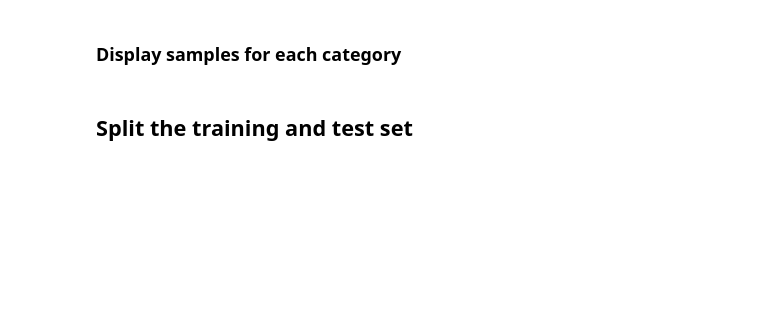
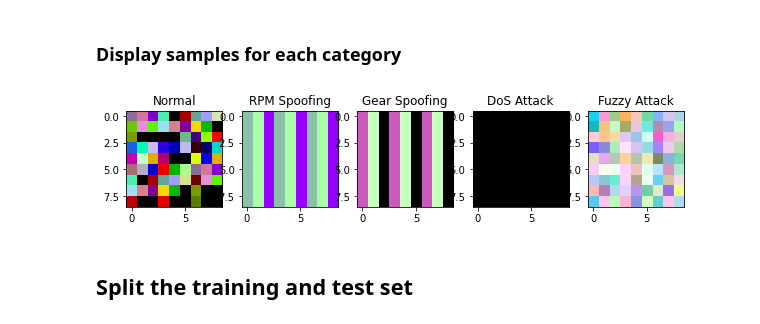
Before and after one commit to LGCilento/Intrusion-Detection-System-Using-CNN-and-Transfer-Learning, a Jupyter notebook: 1-Data_pre-processing_CAN.ipynb, the cells around one changed output. Saved outputs shown, nothing was run; the diff lists cells and outputs as text; code cells hidden in the pictures; blank space fills up the shorter version.

```diff
--- a/1-Data_pre-processing_CAN.ipynb
+++ b/1-Data_pre-processing_CAN.ipynb
@@ -321,29 +339,31 @@ for i in range(0, len(df4)):
 ### Display samples for each category
 # %%
 # Read the images for each category, the file name may vary (27.png, 83.png...)
-img1 = Image.open('./train_224/0/27.png')
-img2 = Image.open('./train_224/1/83.png')
-img3 = Image.open('./train_224/2/27.png')
-img4 = Image.open('./train_224/3/27.png')
-img5 = Image.open('./train_224/4/27.png')
+img1 = Image.open('./train/0/27.png')
+img2 = Image.open('./train/1/83.png')
+img3 = Image.open('./train/2/27.png')
+img4 = Image.open('./train/3/27.png')
+img5 = Image.open('./train/4/27.png')
 
 plt.figure(figsize=(10, 10))
 plt.subplot(1,5,1)
 plt.imshow(img1)
 plt.title("Normal")
 plt.subplot(1,5,2)
 plt.imshow(img2)
 plt.title("RPM Spoofing")
 plt.subplot(1,5,3)
 plt.imshow(img3)
 plt.title("Gear Spoofing")
 plt.subplot(1,5,4)
 plt.imshow(img4)
 plt.title("DoS Attack")
 plt.subplot(1,5,5)
 plt.imshow(img5)
 plt.title("Fuzzy Attack")
 plt.show()  # display it
+# %% [output]
+[figure, added]
 # %% [markdown]
 ## Split the training and test set
 # %%
```
Also changed, not shown: parts of 15 cells of this notebook.
